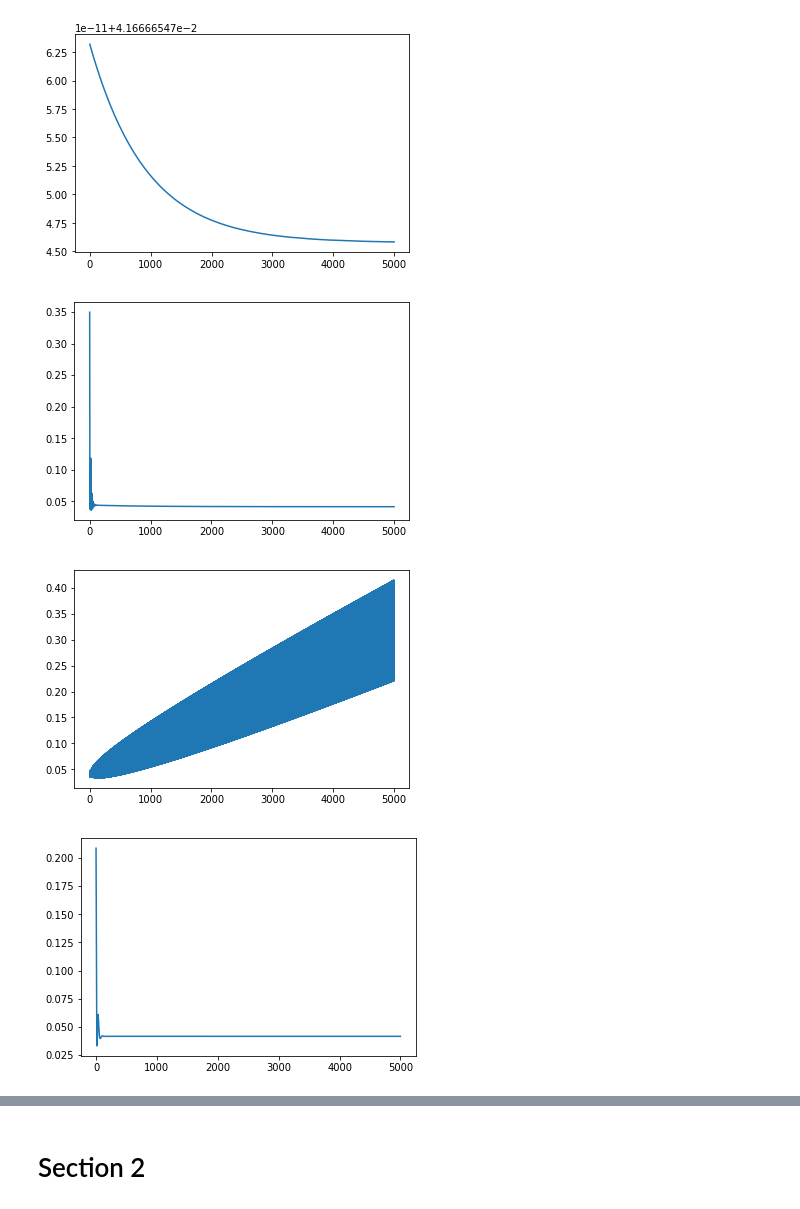
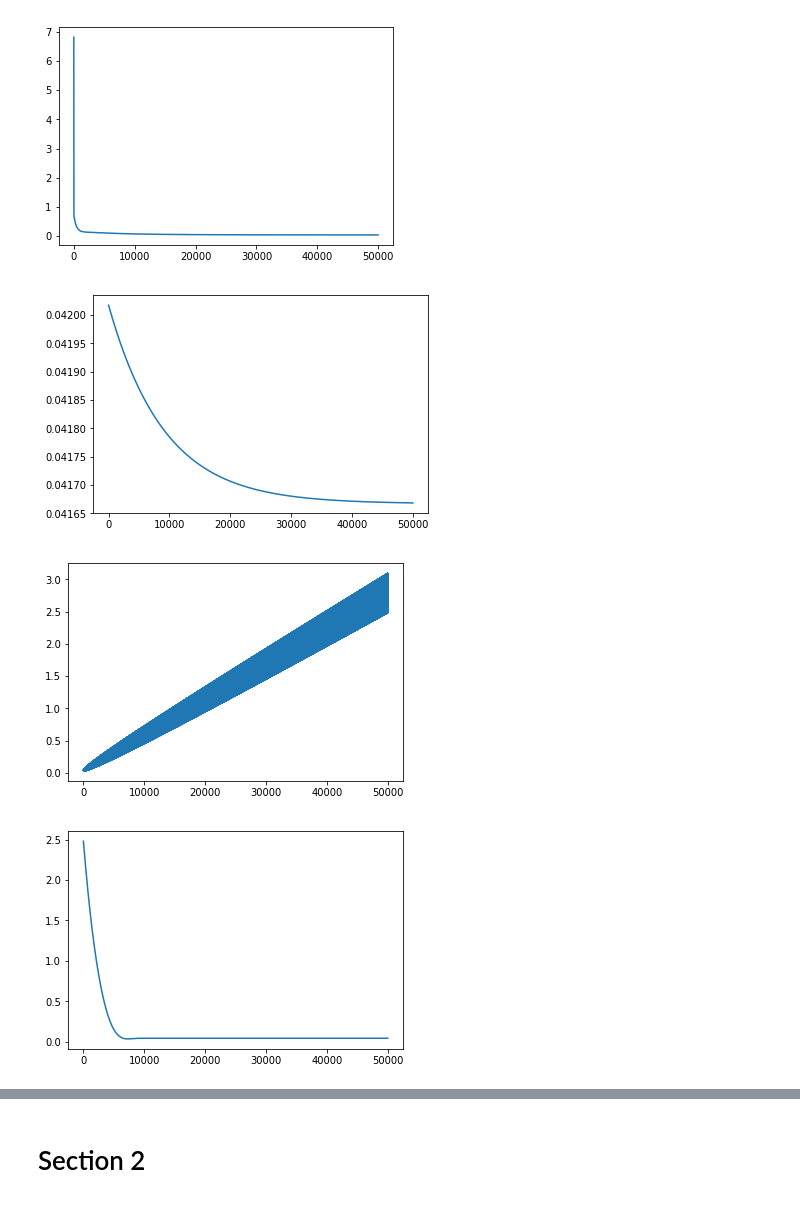
Before and after one commit to oopDaniel/Deep-learning-labs, a Jupyter notebook: Lab3/Lab3_all.ipynb, the cells around one changed output, grey strips where cells are left out. Drawn from its saved outputs; the diff is of its cells as text; code cells hidden in the pictures.

```diff
--- a/Lab3/Lab3_all.ipynb
+++ b/Lab3/Lab3_all.ipynb
@@ -25,7 +25,7 @@ def g(x):
   return np.dot(A.T, F(x))
 # %%
 EPSILON = 1e-4
-MAX_ITERATIONS = 5000
+MAX_ITERATIONS = 50000
 # %%
 def GD(x, alpha, verbose=False):
   """Implementation of gradient descent loop."""
@@ -122,25 +151,29 @@ def AdamWithWarmup(x, alpha, beta1, beta2, verbose=False):
 # %%
-x, history = GD(x, alpha=0.002, verbose=False)
+x, history = GD(x, alpha=0.0002, verbose=False)
+plt.cla()
 plt.plot(history)
 plt.show()
 # %% [output]
-[figure, old version]
+[figure, new version]
 # %%
-x, history = Momentum(x, alpha=0.002, beta=0.9, verbose=False)
+x, history = Momentum(x, alpha=0.0002, beta=0.9, verbose=False)
+plt.cla()
 plt.plot(history)
 plt.show()
 # %% [output]
-[figure, old version]
+[figure, new version]
 # %%
 x, history = Adadelta(x, verbose=False)
+plt.cla()
 plt.plot(history)
 plt.show()
 # %% [output]
-[figure, old version]
+[figure, new version]
 # %%
-x, history = Adam(x, alpha=0.001, verbose=False)
+x, history = Adam(x, alpha=2e-5, verbose=False)
+plt.cla()
 plt.plot(history)
 plt.show()
 # %% [output]
-[figure, old version]
+[figure, new version]
 # %%
```
Also changed, not shown: parts of 7 cells of this notebook.
